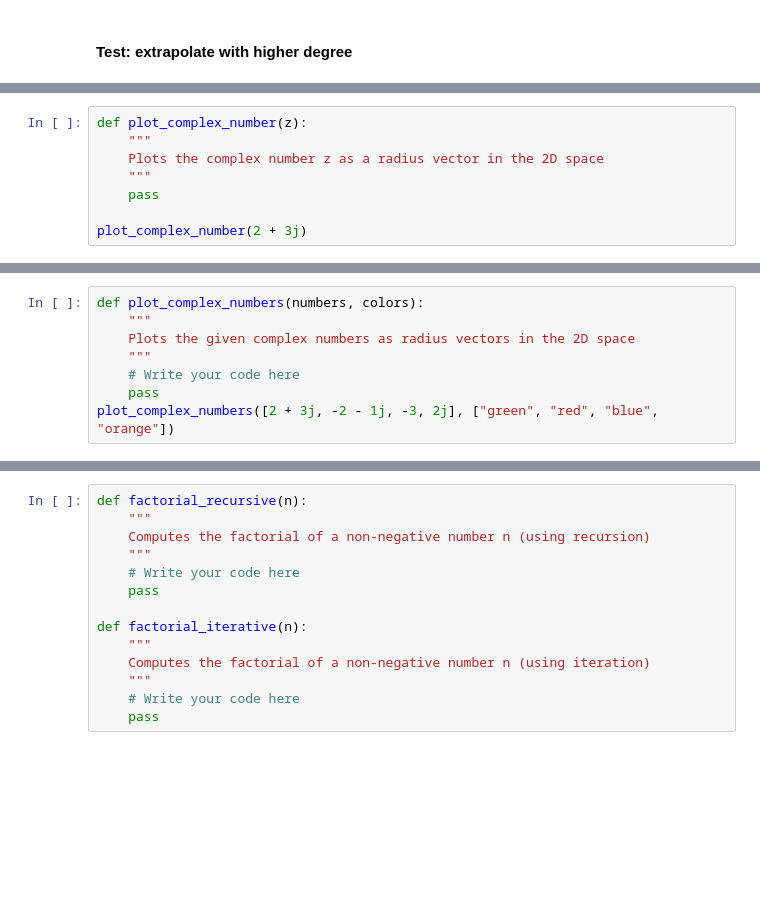
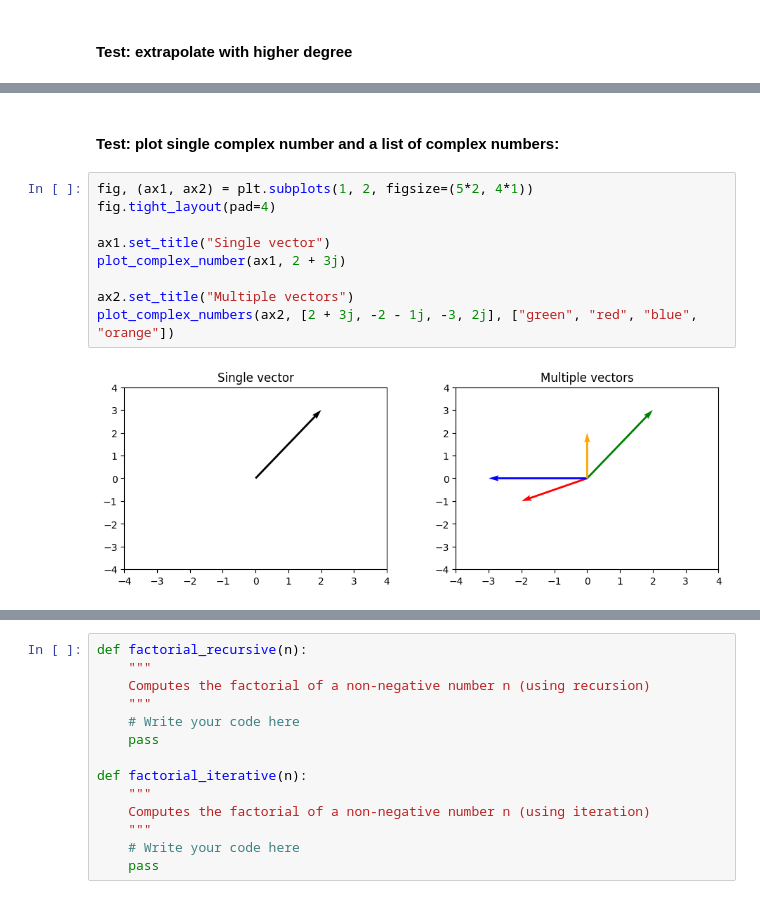
Before and after one commit to MirkaIvanova/softuni, a Jupyter notebook: 01.math/homeworks/02.Basic-Algebra-Exercise/Homework Basic Algebra Exercise.ipynb, the cells around one changed output, grey strips where cells are left out. Drawn from its saved outputs; the diff is of its cells as text; blank space fills up the shorter version.

```diff
--- a/01.math/homeworks/02.Basic-Algebra-Exercise/Homework Basic Algebra Exercise.ipynb
+++ b/01.math/homeworks/02.Basic-Algebra-Exercise/Homework Basic Algebra Exercise.ipynb
@@ -149,8 +140,0 @@ If you wish to, you can be a bit more clever with the tick marks. Find the minim
-# %%
-def plot_complex_number(z):
-    """
-    Plots the complex number z as a radius vector in the 2D space
-    """
-    pass
-
-plot_complex_number(2 + 3j)
@@ -159,8 +140,0 @@ How about many numbers? We'll need to get a little bit more creative. First, we
-# %%
-def plot_complex_numbers(numbers, colors):
-    """
-    Plots the given complex numbers as radius vectors in the 2D space
-    """
-    # Write your code here
-    pass
-plot_complex_numbers([2 + 3j, -2 - 1j, -3, 2j], ["green", "red", "blue", "orange"])
@@ -184,0 +187,13 @@ How about multiplication? First we know that multiplying by 1 gives us the same
+# %% [markdown]
+#### Test: plot single complex number and a list of complex numbers:
+# %%
+fig, (ax1, ax2) = plt.subplots(1, 2, figsize=(5*2, 4*1))
+fig.tight_layout(pad=4)
+
+ax1.set_title("Single vector")
+plot_complex_number(ax1, 2 + 3j)
+
+ax2.set_title("Multiple vectors")
+plot_complex_numbers(ax2, [2 + 3j, -2 - 1j, -3, 2j], ["green", "red", "blue", "orange"])
+# %% [output]
+[figure, added]
```
Also changed, not shown: parts of 25 cells of this notebook.
